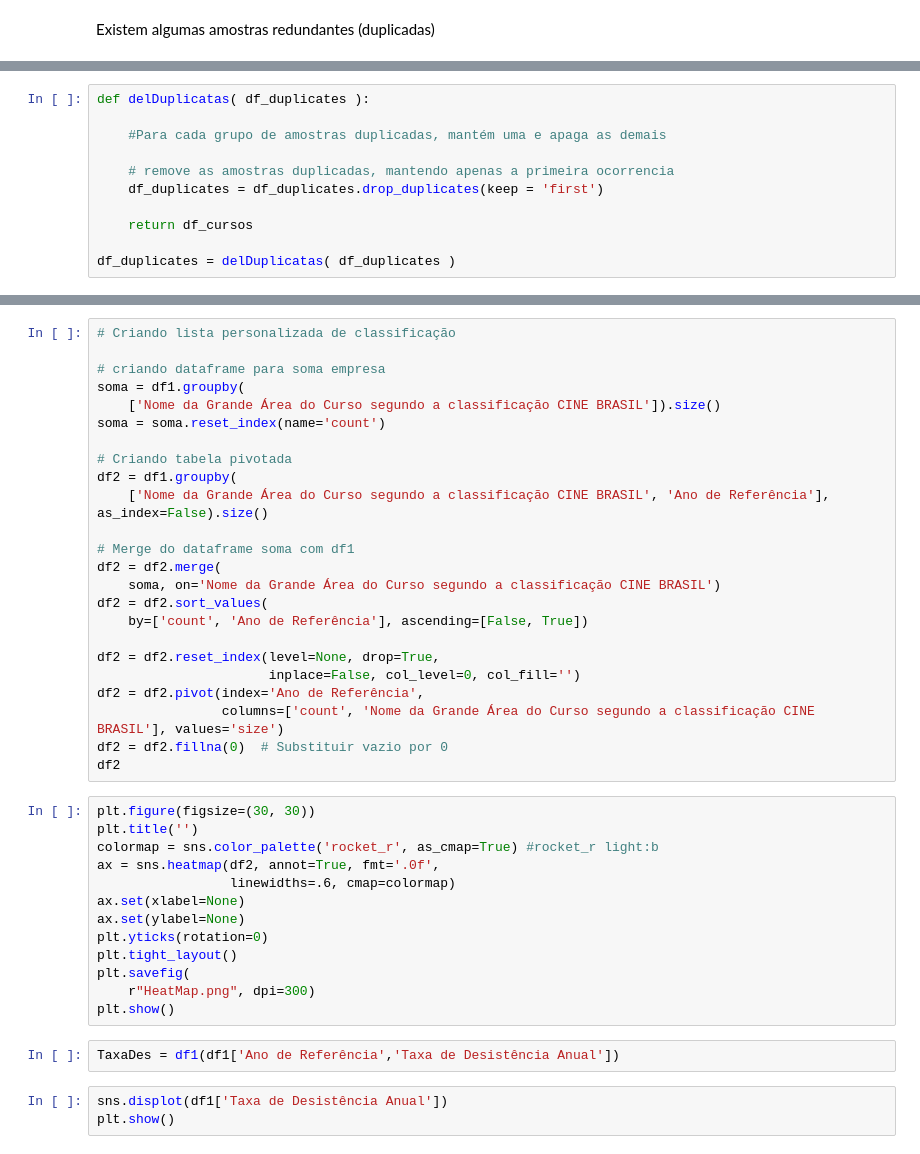
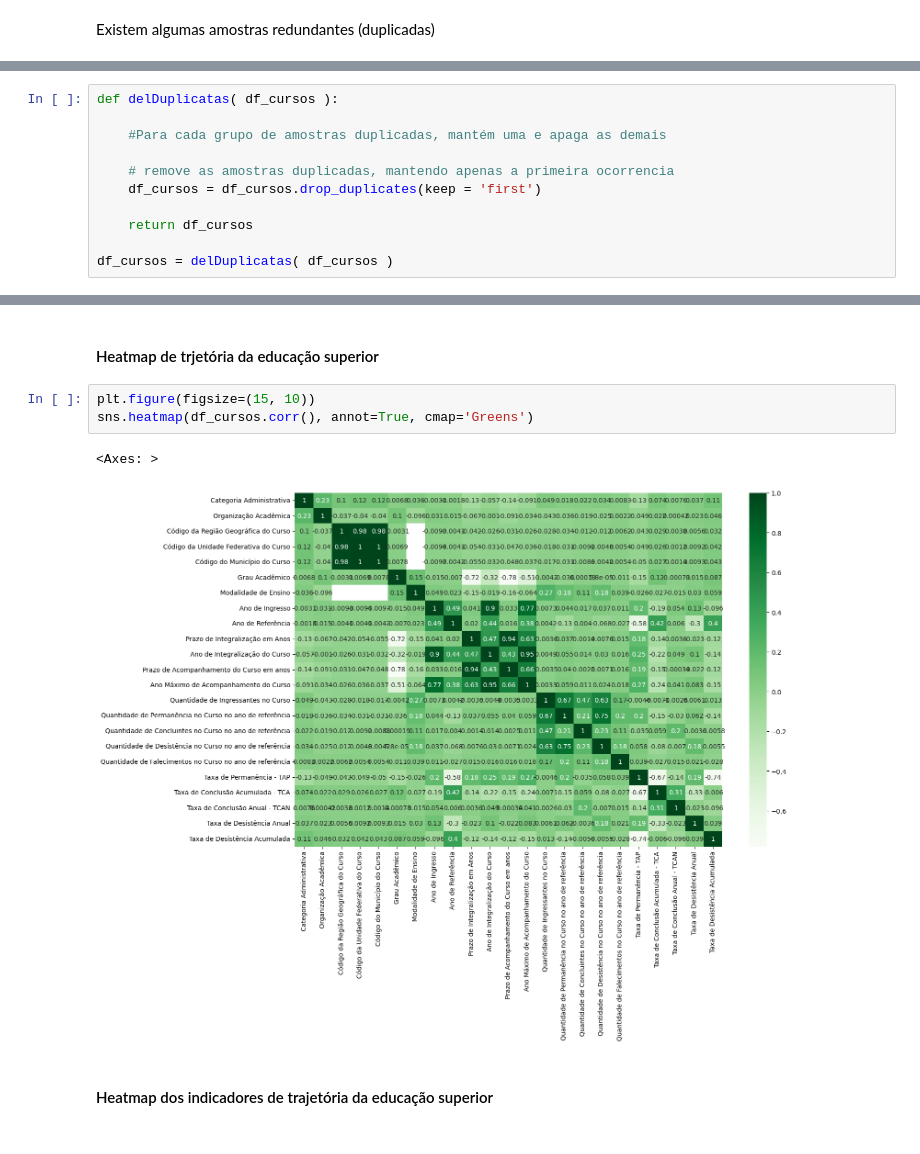
Before and after one commit to tcc-drtm-univesp/analise-dados-evasao, a Jupyter notebook: notebooks/ADD_INEP.ipynb, the cells around one changed output, grey strips where cells are left out. Drawn from its saved outputs; the diff is of its cells as text.

```diff
--- a/notebooks/ADD_INEP.ipynb
+++ b/notebooks/ADD_INEP.ipynb
@@ -238,13 +279,13 @@ display(df_cursos.iloc[Nan])
 | 1773198 | UNIVERSIDADE FEDERAL DE CATALÃO | 1 | 1 | ADMINISTRAÇÃO PÚBLICA | ... |
 63417 rows × 27 columns
 # %%
-def delDuplicatas( df_duplicates ):
+def delDuplicatas( df_cursos ):
 
     #Para cada grupo de amostras duplicadas, mantém uma e apaga as demais
 
     # remove as amostras duplicadas, mantendo apenas a primeira ocorrencia
-    df_duplicates = df_duplicates.drop_duplicates(keep = 'first')
+    df_cursos = df_cursos.drop_duplicates(keep = 'first')
 
     return df_cursos
 
-df_duplicates = delDuplicatas( df_duplicates )
+df_cursos = delDuplicatas( df_cursos )
@@ -449,42 +328,10 @@ df1
-# %%
-# Criando lista personalizada de classificação
-
-# criando dataframe para soma empresa
-soma = df1.groupby(
-    ['Nome da Grande Área do Curso segundo a classificação CINE BRASIL']).size()
-soma = soma.reset_index(name='count')
-
-# Criando tabela pivotada
-df2 = df1.groupby(
-    ['Nome da Grande Área do Curso segundo a classificação CINE BRASIL', 'Ano de Referência'], as_index=False).size()
-
-# Merge do dataframe soma com df1
-df2 = df2.merge(
-    soma, on='Nome da Grande Área do Curso segundo a classificação CINE BRASIL')
-df2 = df2.sort_values(
-    by=['count', 'Ano de Referência'], ascending=[False, True])
-
-df2 = df2.reset_index(level=None, drop=True,
-                      inplace=False, col_level=0, col_fill='')
-df2 = df2.pivot(index='Ano de Referência',
-                columns=['count', 'Nome da Grande Área do Curso segundo a classificação CINE BRASIL'], values='size')
-df2 = df2.fillna(0)  # Substituir vazio por 0
-df2
-# %%
-plt.figure(figsize=(30, 30))
-plt.title('')
-colormap = sns.color_palette('rocket_r', as_cmap=True) #rocket_r light:b
-ax = sns.heatmap(df2, annot=True, fmt='.0f',
-                 linewidths=.6, cmap=colormap)
-ax.set(xlabel=None)
-ax.set(ylabel=None)
-plt.yticks(rotation=0)
-plt.tight_layout()
-plt.savefig(
-    r"HeatMap.png", dpi=300)
-plt.show()
-# %%
-TaxaDes = df1(df1['Ano de Referência','Taxa de Desistência Anual'])
-# %%
-sns.displot(df1['Taxa de Desistência Anual'])
-plt.show()
+# %% [markdown]
+#### Heatmap de trjetória da educação superior
+# %%
+plt.figure(figsize=(15, 10))
+sns.heatmap(df_cursos.corr(), annot=True, cmap='Greens')
+# %% [output]
+<Axes: >
+[figure, added]
+# %% [markdown]
+#### Heatmap dos indicadores de trajetória da educação superior
```
Also changed, not shown: parts of 47 cells of this notebook.
